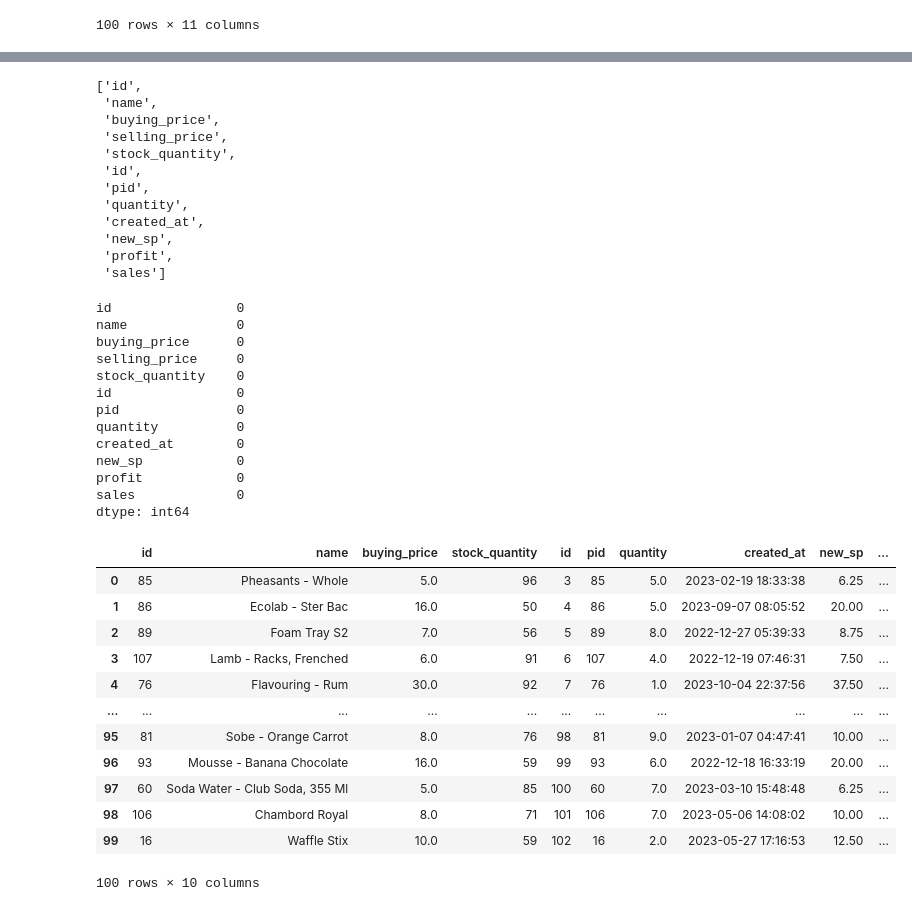
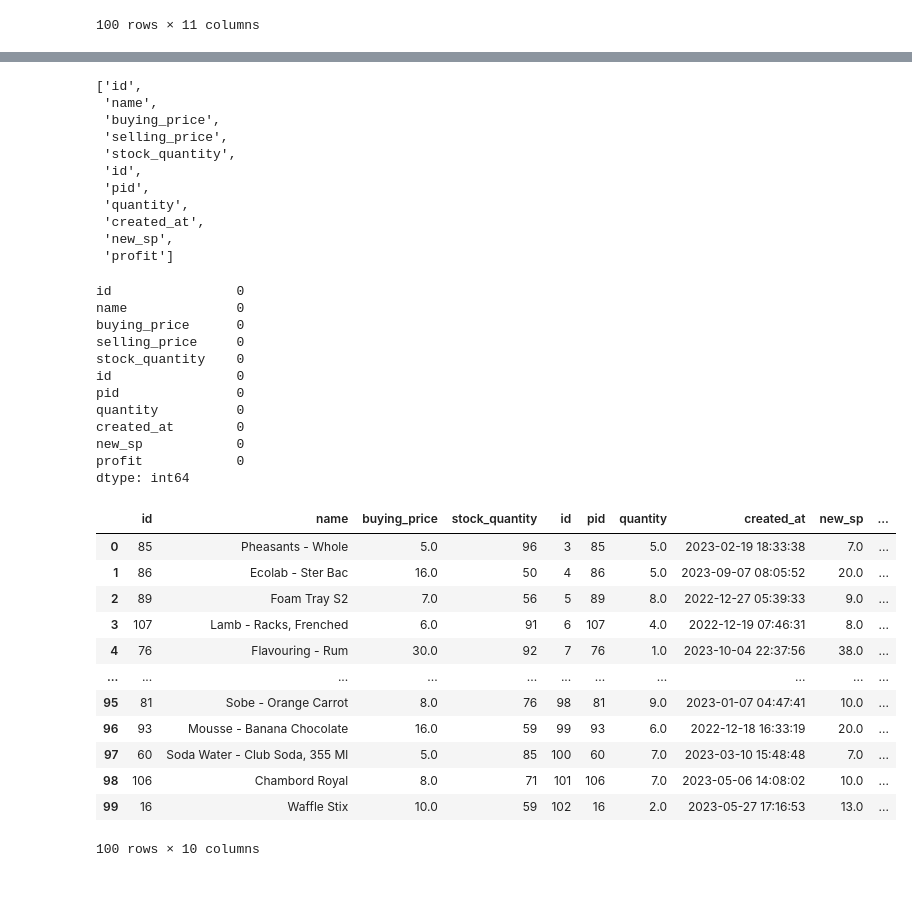
Before and after one commit to paulKinyua/Data-Science, a Jupyter notebook: task1_withcorrections.py.ipynb, the cells around one changed output, grey strips where cells are left out. Cells and saved outputs as stored; diff of their text form; code cells hidden in the pictures.

```diff
--- a/task1_withcorrections.py.ipynb
+++ b/task1_withcorrections.py.ipynb
@@ -52,7 +59,7 @@ full_dataset
 # This should be something like new_sp = buying_price*1.25.
 # Use this new column moving forward for selling price, not the original.
 new_dataset = full_dataset
-new_dataset['new_sp'] = new_dataset['buying_price']*1.25
+new_dataset['new_sp'] = np.ceil(new_dataset['buying_price']*1.25)
 new_dataset
 # %% [output]
 |  | id | name | buying_price | selling_price | stock_quantity | id | pid | quantity | created_at | ... |
@@ -216,8 +224,7 @@ new_dataset.columns.to_list()
  'quantity',
  'created_at',
  'new_sp',
- 'profit',
- 'sales']
+ 'profit']
 # %%
 #check if there is any null value
 new_dataset.isnull().sum()
@@ -233,24 +240,23 @@ quantity          0
 created_at        0
 new_sp            0
 profit            0
-sales             0
 dtype: int64
 # %%
 #remove the unused columns
-columns_to_remove = ['selling_price', 'profit']
+columns_to_remove = ['selling_price']
 final_df = new_dataset.drop(columns=columns_to_remove)
 final_df
 # %% [output]
 |  | id | name | buying_price | stock_quantity | id | pid | quantity | created_at | new_sp | ... |
-| 0 | 85 | Pheasants - Whole | 5.0 | 96 | 3 | 85 | 5.0 | 2023-02-19 18:33:38 | 6.25 | ... |
-| 1 | 86 | Ecolab - Ster Bac | 16.0 | 50 | 4 | 86 | 5.0 | 2023-09-07 08:05:52 | 20.00 | ... |
-| 2 | 89 | Foam Tray S2 | 7.0 | 56 | 5 | 89 | 8.0 | 2022-12-27 05:39:33 | 8.75 | ... |
-| 3 | 107 | Lamb - Racks, Frenched | 6.0 | 91 | 6 | 107 | 4.0 | 2022-12-19 07:46:31 | 7.50 | ... |
-| 4 | 76 | Flavouring - Rum | 30.0 | 92 | 7 | 76 | 1.0 | 2023-10-04 22:37:56 | 37.50 | ... |
+| 0 | 85 | Pheasants - Whole | 5.0 | 96 | 3 | 85 | 5.0 | 2023-02-19 18:33:38 | 7.0 | ... |
+| 1 | 86 | Ecolab - Ster Bac | 16.0 | 50 | 4 | 86 | 5.0 | 2023-09-07 08:05:52 | 20.0 | ... |
+| 2 | 89 | Foam Tray S2 | 7.0 | 56 | 5 | 89 | 8.0 | 2022-12-27 05:39:33 | 9.0 | ... |
+| 3 | 107 | Lamb - Racks, Frenched | 6.0 | 91 | 6 | 107 | 4.0 | 2022-12-19 07:46:31 | 8.0 | ... |
+| 4 | 76 | Flavouring - Rum | 30.0 | 92 | 7 | 76 | 1.0 | 2023-10-04 22:37:56 | 38.0 | ... |
 | ... | ... | ... | ... | ... | ... | ... | ... | ... | ... | ... |
-| 95 | 81 | Sobe - Orange Carrot | 8.0 | 76 | 98 | 81 | 9.0 | 2023-01-07 04:47:41 | 10.00 | ... |
-| 96 | 93 | Mousse - Banana Chocolate | 16.0 | 59 | 99 | 93 | 6.0 | 2022-12-18 16:33:19 | 20.00 | ... |
-| 97 | 60 | Soda Water - Club Soda, 355 Ml | 5.0 | 85 | 100 | 60 | 7.0 | 2023-03-10 15:48:48 | 6.25 | ... |
-| 98 | 106 | Chambord Royal | 8.0 | 71 | 101 | 106 | 7.0 | 2023-05-06 14:08:02 | 10.00 | ... |
-| 99 | 16 | Waffle Stix | 10.0 | 59 | 102 | 16 | 2.0 | 2023-05-27 17:16:53 | 12.50 | ... |
+| 95 | 81 | Sobe - Orange Carrot | 8.0 | 76 | 98 | 81 | 9.0 | 2023-01-07 04:47:41 | 10.0 | ... |
+| 96 | 93 | Mousse - Banana Chocolate | 16.0 | 59 | 99 | 93 | 6.0 | 2022-12-18 16:33:19 | 20.0 | ... |
+| 97 | 60 | Soda Water - Club Soda, 355 Ml | 5.0 | 85 | 100 | 60 | 7.0 | 2023-03-10 15:48:48 | 7.0 | ... |
+| 98 | 106 | Chambord Royal | 8.0 | 71 | 101 | 106 | 7.0 | 2023-05-06 14:08:02 | 10.0 | ... |
+| 99 | 16 | Waffle Stix | 10.0 | 59 | 102 | 16 | 2.0 | 2023-05-27 17:16:53 | 13.0 | ... |
 100 rows × 10 columns
```
Also changed, not shown: parts of 20 cells of this notebook.
